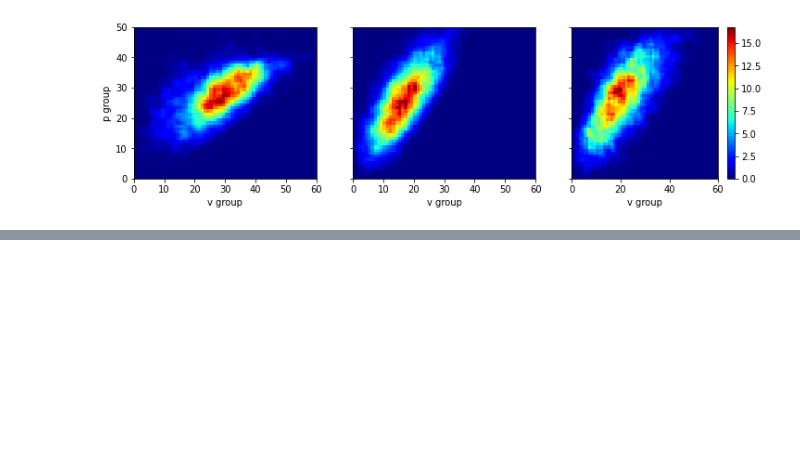
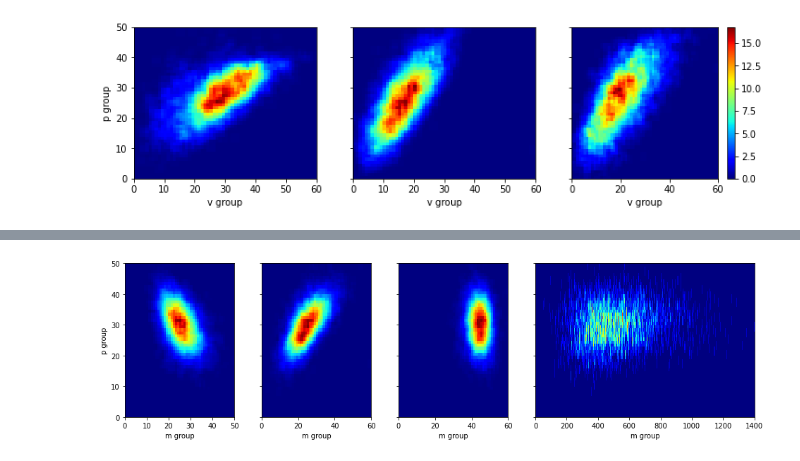
Before and after one commit to sskett/cosc301, a Jupyter notebook: density_plots.ipynb, the cells around one changed output, grey strips where cells are left out. Saved outputs shown, nothing was run; the diff lists cells and outputs as text; code cells hidden in the pictures; blank space fills up the shorter version.

```diff
--- a/density_plots.ipynb
+++ b/density_plots.ipynb
@@ -181,0 +194,10 @@ draw_prob_density(play_df['offense_v_to_end'], play_df['offense_p_to_end'], 60,
+# %%
+fig, axs = plt.subplots(1, 4, sharey=True, figsize=(16, 4), gridspec_kw={'width_ratios': [1, 1, 1, 2]})
+
+draw_prob_density(play_df['offense_m_play'], play_df['offense_p_play'], 50, 50, axs[0], 'm group', 'p group',
+                  cbar=False)
+draw_prob_density(play_df['offense_v_play'], play_df['offense_p_play'], 60, 50, axs[1], 'm group', cbar=False)
+draw_prob_density(play_df['offense_h_play'], play_df['offense_p_play'], 60, 50, axs[2], 'm group', cbar=False)
+draw_prob_density(play_df['offense_a_play'], play_df['offense_p_play'], 1400, 50, axs[3], 'm group', cbar=False)
+# %% [output]
+[figure, added]
```
Also changed, not shown: parts of 2 cells of this notebook.
